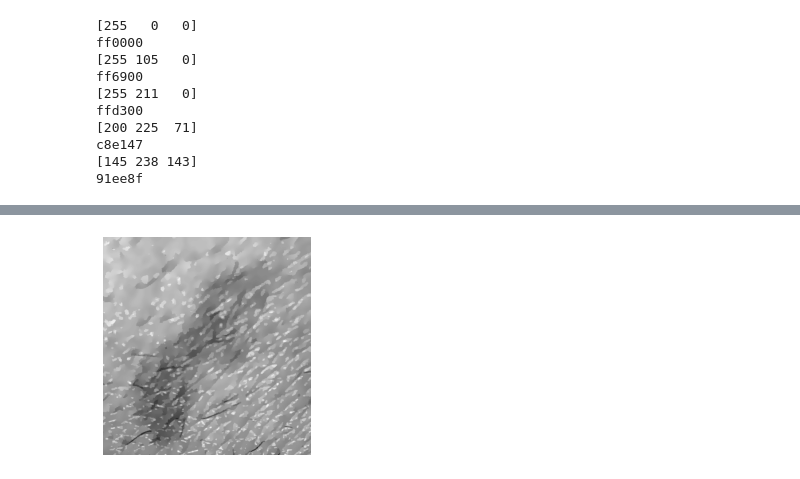
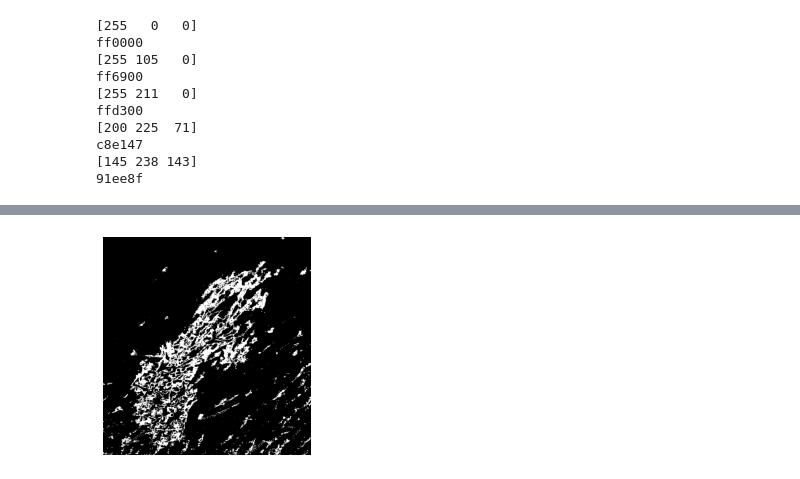
Before and after one commit to asano-lab/oasobi, a Jupyter notebook: opencv_test.ipynb, the cells around one changed output, grey strips where cells are left out. Drawn from its saved outputs; the diff is of its cells as text; code cells hidden in the pictures.

```diff
--- a/opencv_test.ipynb
+++ b/opencv_test.ipynb
@@ -54,6 +54,6 @@ c8e147
 [145 238 143]
 91ee8f
 # %%
-hand = cv2.imread("/home/sonoda/Pictures/hand001.png", 0)
+hand = cv2.imread("/home/sonoda/Pictures/hand001.png", 1)
 hand = hand[150:800, 230:850]
-imshow_gray(hand)
+# imshow_bgr(hand)
@@ -62,7 +60,7 @@ imshow_gray(hand)
-# %%
-hand_bi = hand
-for i in range(50):
-    hand_bi = cv2.bilateralFilter(hand_bi, 8, 3, 3)
-imshow_gray(hand_bi)
-# %% [output]
-[figure, removed]
+# %%
+bgr_lower = np.array([100, 160, 200])
+bgr_upper = np.array([125, 175, 240])
+img_mask = cv2.inRange(hand, bgr_lower, bgr_upper)
+imshow_gray(img_mask)
+# %% [output]
+[figure, added]
```
Also changed, not shown: parts of 7 cells of this notebook.
